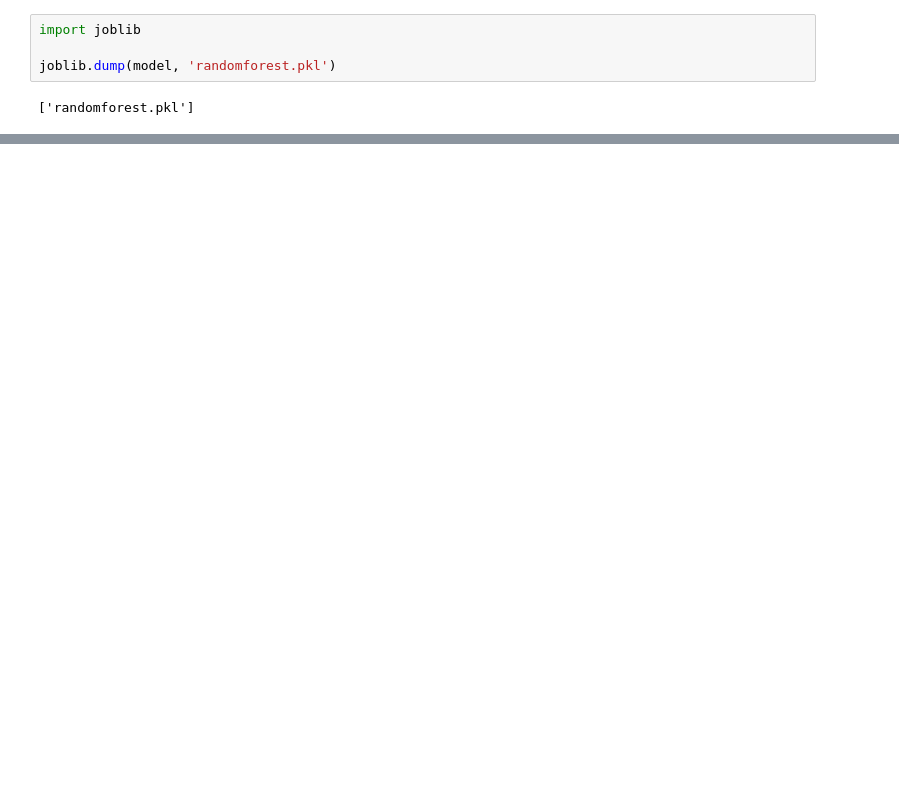
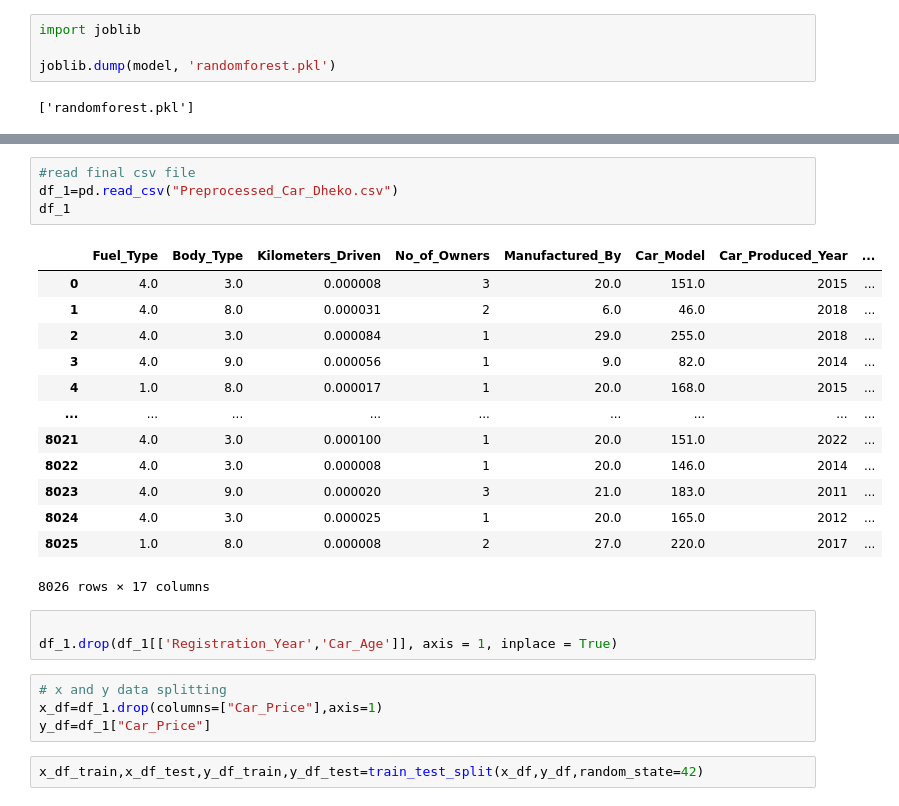
Before and after one commit to Ranjana1207/Car-Dheko---Used-Car-Price-Prediction, a Jupyter notebook: Model Training.ipynb, the cells around one changed output, grey strips where cells are left out. Cells and saved outputs as stored; diff of their text form; blank space fills up the shorter version.

```diff
--- a/Model Training.ipynb
+++ b/Model Training.ipynb
@@ -442,0 +472,27 @@ X_train.head()
+# %%
+#read final csv file
+df_1=pd.read_csv("Preprocessed_Car_Dheko.csv")
+df_1
+# %% [output]
+|  | Fuel_Type | Body_Type | Kilometers_Driven | No_of_Owners | Manufactured_By | Car_Model | Car_Produced_Year | ... |
+| 0 | 4.0 | 3.0 | 0.000008 | 3 | 20.0 | 151.0 | 2015 | ... |
+| 1 | 4.0 | 8.0 | 0.000031 | 2 | 6.0 | 46.0 | 2018 | ... |
+| 2 | 4.0 | 3.0 | 0.000084 | 1 | 29.0 | 255.0 | 2018 | ... |
+| 3 | 4.0 | 9.0 | 0.000056 | 1 | 9.0 | 82.0 | 2014 | ... |
+| 4 | 1.0 | 8.0 | 0.000017 | 1 | 20.0 | 168.0 | 2015 | ... |
+| ... | ... | ... | ... | ... | ... | ... | ... | ... |
+| 8021 | 4.0 | 3.0 | 0.000100 | 1 | 20.0 | 151.0 | 2022 | ... |
+| 8022 | 4.0 | 3.0 | 0.000008 | 1 | 20.0 | 146.0 | 2014 | ... |
+| 8023 | 4.0 | 9.0 | 0.000020 | 3 | 21.0 | 183.0 | 2011 | ... |
+| 8024 | 4.0 | 3.0 | 0.000025 | 1 | 20.0 | 165.0 | 2012 | ... |
+| 8025 | 1.0 | 8.0 | 0.000008 | 2 | 27.0 | 220.0 | 2017 | ... |
+8026 rows × 17 columns
+# %%
+
+df_1.drop(df_1[['Registration_Year','Car_Age']], axis = 1, inplace = True)
+# %%
+# x and y data splitting
+x_df=df_1.drop(columns=["Car_Price"],axis=1)
+y_df=df_1["Car_Price"]
+# %%
+x_df_train,x_df_test,y_df_train,y_df_test=train_test_split(x_df,y_df,random_state=42)
```
Also changed, not shown: parts of 45 cells of this notebook, 3 other files.
